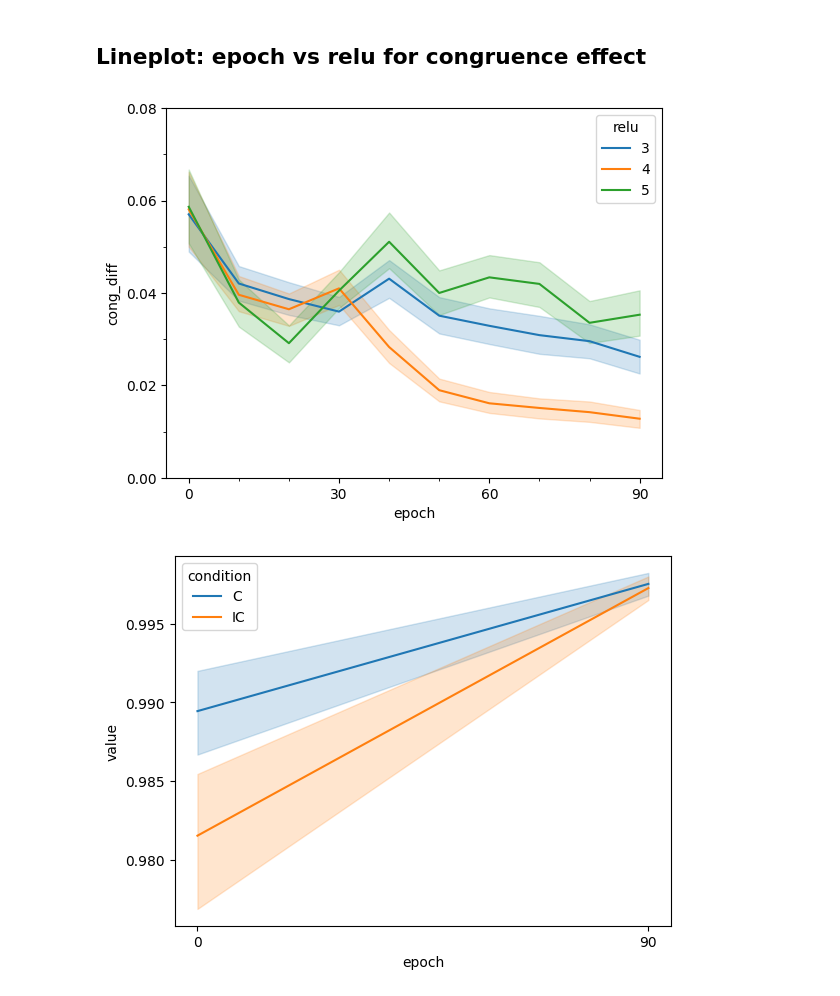
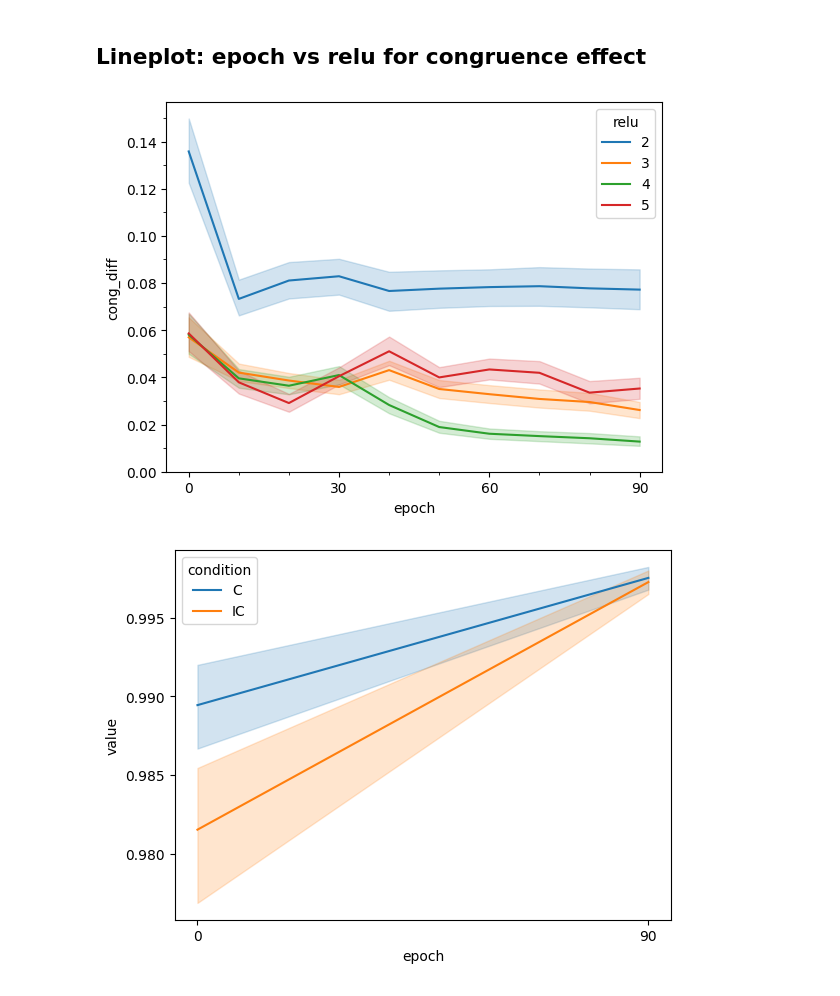
Before and after one commit to dongildonlee/Interference, a Jupyter notebook: codes/fig1/svm_analysis.ipynb, the cells around one changed output. Drawn from its saved outputs; the diff is of its cells as text; code cells hidden in the pictures.

```diff
--- a/codes/fig1/svm_analysis.ipynb
+++ b/codes/fig1/svm_analysis.ipynb
@@ -350,9 +350,9 @@ plt.show()
 ## Epoch vs accuracy in Relu5
 # %%
 nets = np.arange(1,11)
-relus = np.arange(4,5)
+relus = np.arange(2,6)
 epochs = np.arange(0,91,10)
-num_units =np.arange(2000,2001,200)
+num_units =np.arange(200,201,200)
 
 exp_results = []
 for num_unit in num_units:
@@ -435,19 +435,19 @@ plt.show()
 # %%
 from matplotlib.ticker import MultipleLocator
 
 sns.lineplot(data=pivot_df, x='epoch', y='cong_diff', hue='relu', palette='tab10')
 # Set major ticks
 plt.xticks([0,30,60,90])
-plt.yticks([0,0.02,0.04,0.06,0.08])
+plt.yticks(np.arange(0,0.16,0.02))
 
 # Set minor ticks
 ax = plt.gca()  # Get the current Axes instance
 ax.xaxis.set_minor_locator(MultipleLocator(10))  # Set minor ticks for x-axis every 10 units
 ax.yaxis.set_minor_locator(MultipleLocator(0.01))  # Set minor ticks for y-axis every 0.01 units
 plt.savefig('Lineplot for Epoch vs congruency effect.pdf')
 plt.show()
 # %% [output]
-[figure, old version]
+[figure, new version]
 # %%
 # Filter pivot_df to include only relu 4 and epoch 0 and 90
 df_sub = pivot_df[(pivot_df['epoch'].isin([0, 90])) & (pivot_df['relu'] == 4)]
```
Also changed, not shown: 1 other file.
